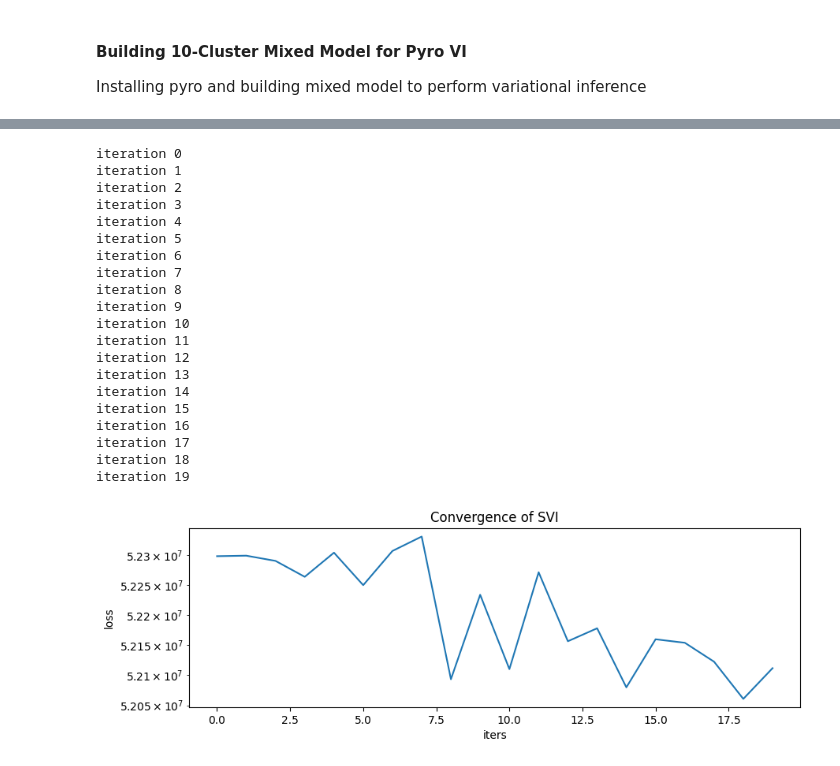
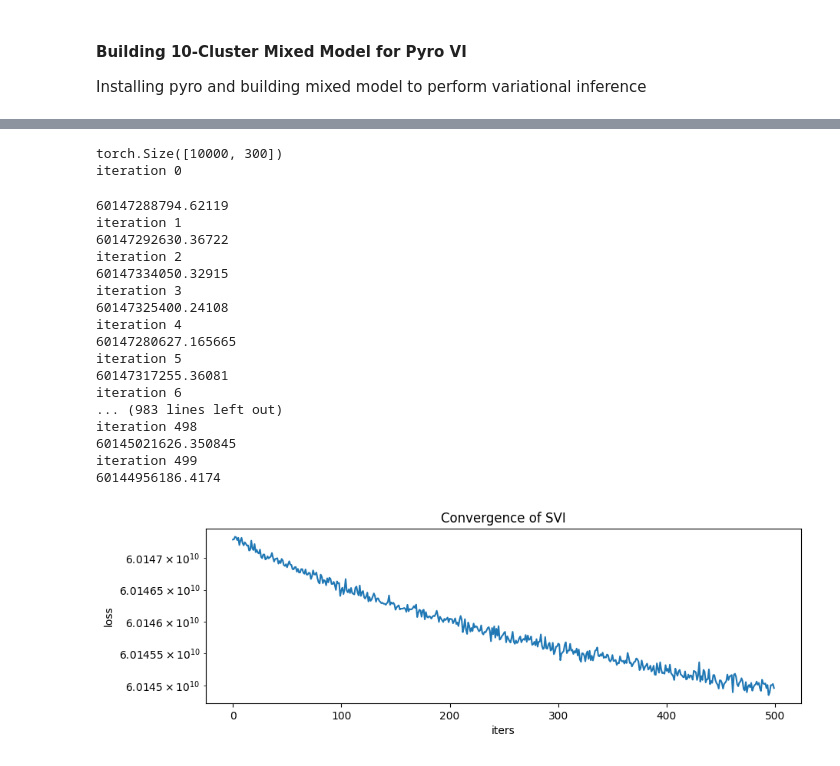
Before and after one commit to seichang00/ml-variational-inference-genomics, a Jupyter notebook: variational_bayes.ipynb, the cells around one changed output, grey strips where cells are left out. Cells and saved outputs as stored; diff of their text form; code cells hidden in the pictures.

```diff
--- a/variational_bayes.ipynb
+++ b/variational_bayes.ipynb
@@ -2,7 +2,7 @@
 ## Variational Inference in Pyro on CIFAR 10
 # %%
 #Paths
-path_to_hw2 = "/content/drive/My Drive/PhD Classes/Graphical Models/Homework/hw2/ml-variational-inference-imaging"
+path_to_hw2 = ""
 cifar_path = "cifar-10-batches-py"
 # %% [markdown]
 #### Google Drive Setup
@@ -116,0 +119,14 @@ label_names
+# %%
+from sklearn.decomposition import PCA
+
+pca = PCA(300)
+
+image_train = np.ndarray((len(training_data)*num_cases_per_batch, num_vis)) #combine all batches
+for i in range(len(training_data)):
+  train_batch = training_data[i]['data']
+  image_train[i*num_cases_per_batch:(i+1)*num_cases_per_batch] = train_batch
+
+image_train = pca.fit_transform(image_train)
+image_test = pca.transform(test_data['data'])
+
+print("train dim: {}, test dim: {}".format(image_train.shape, image_test.shape))
@@ -151,6 +169,7 @@ from pyro.optim import Adam
 assert pyro.__version__.startswith('1.8.2')
 pyro.set_rng_seed(0)
 # %%
+#num_components
 k = 10
 
 def model(data):
@@ -177,10 +196,10 @@ def model(data):
     alpha = torch.tensor(0.5)
     eta = pyro.sample('eta', LogNormal(0., 2.))
     n = torch.tensor(len(data))
-    image_dim = 3*32*32
+    image_dim = data.shape[1]
 
     #mixture proportions
-    theta = pyro.sample("theta", Dirichlet(alpha*torch.ones(k)))
+    theta = torch.ones(k)/k
 
     #mixture components (multivariate Gaussians)
     with pyro.plate("components", k):
@@ -193,7 +212,7 @@ def model(data):
       pyro.sample("obs", MultivariateNormal(beta[z], torch.eye(image_dim)), obs=data)
 # %%
 #build auto guide (variational distribution)
-from pyro.infer.autoguide import AutoDelta
+from pyro.infer.autoguide import AutoDiagonalNormal
 from pyro import poutine
 
 # def init_loc_fn(site):
@@ -205,5 +224,5 @@ from pyro import poutine
 #         return data[torch.multinomial(len(data)) / len(data), k)]
 #     raise ValueError(site["name"])
 
-auto_guide = AutoDelta(poutine.block(model, expose=['theta', 'beta', 'eta']))
+auto_guide = AutoDiagonalNormal(poutine.block(model, expose=['beta', 'eta']))
         # ,init_loc_fn=init_loc_fn)
@@ -214,50 +229,54 @@ data_batches[1]['data'][:200,].shape
 # %%
 #perform stochastic variational inference
+from numpy.random import randint
 
-adam_lr = 0.05
-num_iters = 20
+adam_lr = 0.01
+num_iters = 500
 
 # set up the optimizer
 adam_params = {"lr": adam_lr}
 optimizer = Adam(adam_params)
 
 # setup the inference algorithm
 svi = SVI(model, auto_guide, optimizer, loss=Trace_ELBO())
 pyro.clear_param_store()
 
+batch_size = 10000
+svi_data = torch.from_numpy(image_train[0:batch_size,])
+print(svi_data.shape)
+
 losses = []
-training_data = torch.from_numpy(data_batches[1]['data'][:2,])
 # do gradient steps
 for step in range(num_iters):
     print("iteration {}".format(step))
-    loss = svi.step(training_data)
+    loss = svi.step(svi_data)
+    print(loss)
     losses.append(loss)
 
 plt.figure(figsize=(10,3), dpi=100).set_facecolor('white')
 plt.plot(losses)
 plt.xlabel('iters')
 plt.ylabel('loss')
 plt.yscale('log')
 plt.title('Convergence of SVI');
 # %% [output]
+torch.Size([10000, 300])
 iteration 0
-iteration 1
-iteration 2
-iteration 3
-iteration 4
-iteration 5
-iteration 6
-iteration 7
-iteration 8
-iteration 9
-iteration 10
-iteration 11
-iteration 12
-iteration 13
-iteration 14
-iteration 15
-iteration 16
-iteration 17
-iteration 18
-iteration 19
+60147288794.62119
+iteration 1
+60147292630.36722
+iteration 2
+60147334050.32915
+iteration 3
+60147325400.24108
+iteration 4
+60147280627.165665
+iteration 5
+60147317255.36081
+iteration 6
+... (983 lines left out)
+iteration 498
+60145021626.350845
+iteration 499
+60144956186.4174
-[figure, old version]
+[figure, new version]
```
Also changed, not shown: parts of 6 cells of this notebook.
